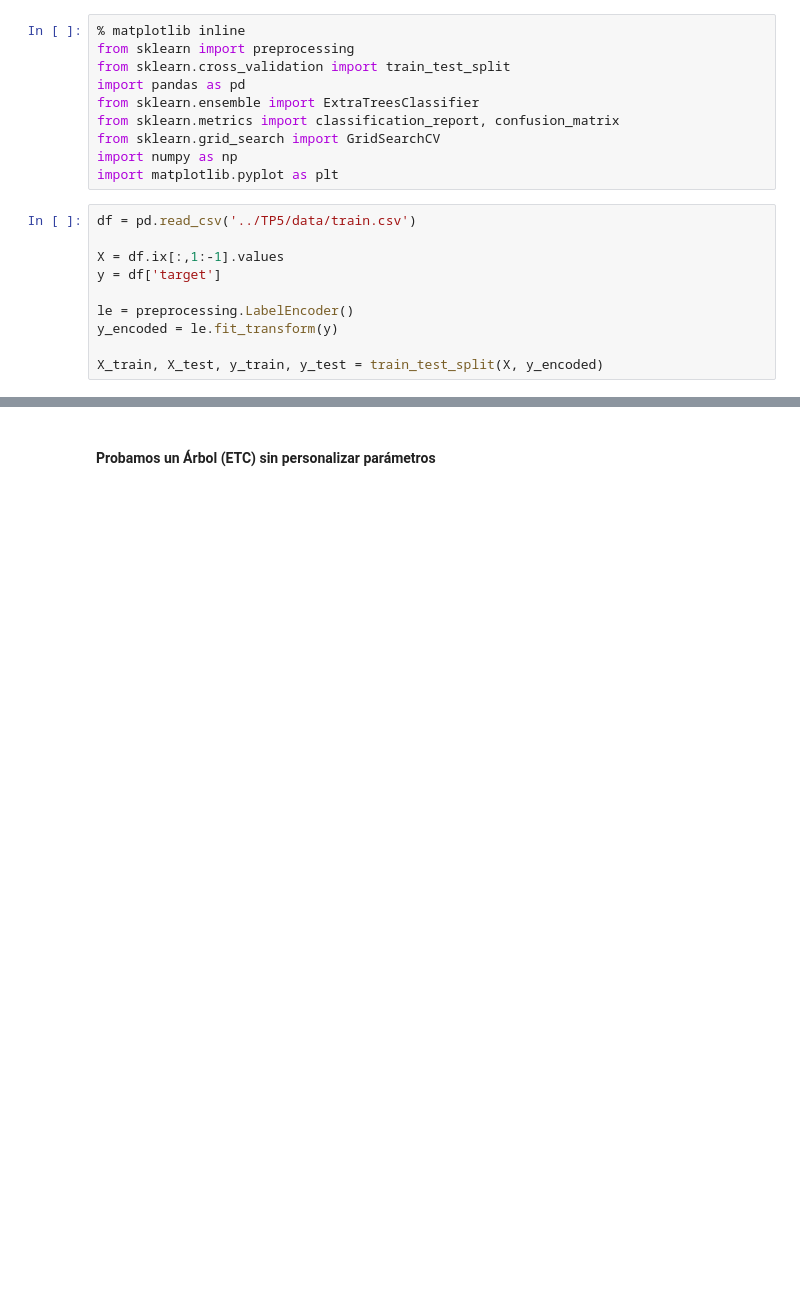
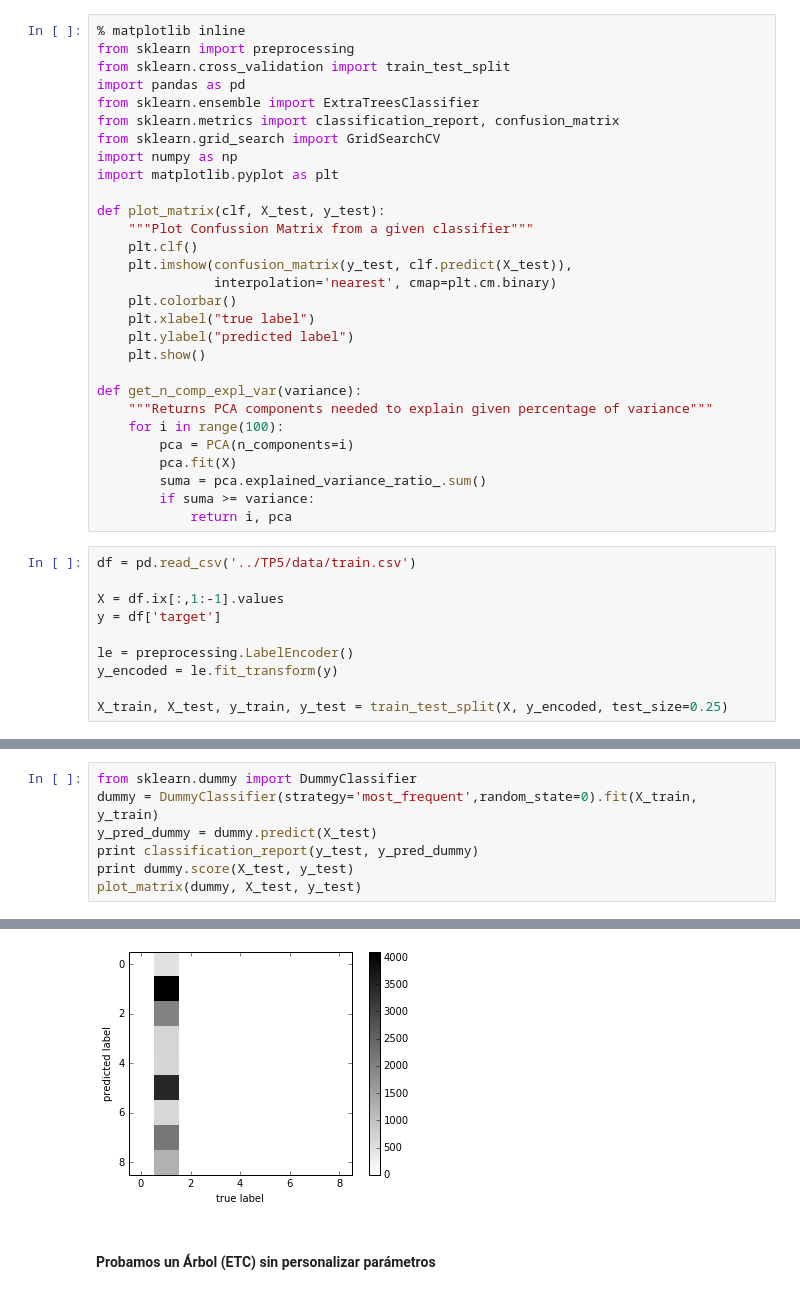
Before and after one commit to Pazitos10/DSS, a Jupyter notebook: tp_final/tp_final.ipynb, the cells around one changed output, grey strips where cells are left out. Drawn from its saved outputs; the diff is of its cells as text; blank space fills up the shorter version.

```diff
--- a/tp_final/tp_final.ipynb
+++ b/tp_final/tp_final.ipynb
@@ -8,6 +8,25 @@ from sklearn.metrics import classification_report, confusion_matrix
 from sklearn.grid_search import GridSearchCV
 import numpy as np
 import matplotlib.pyplot as plt
+
+def plot_matrix(clf, X_test, y_test):
+    """Plot Confussion Matrix from a given classifier"""
+    plt.clf()
+    plt.imshow(confusion_matrix(y_test, clf.predict(X_test)),
+               interpolation='nearest', cmap=plt.cm.binary)
+    plt.colorbar()
+    plt.xlabel("true label")
+    plt.ylabel("predicted label")
+    plt.show()
+
+def get_n_comp_expl_var(variance):
+    """Returns PCA components needed to explain given percentage of variance"""
+    for i in range(100):
+        pca = PCA(n_components=i)
+        pca.fit(X)
+        suma = pca.explained_variance_ratio_.sum()
+        if suma >= variance:
+            return i, pca
 # %%
 df = pd.read_csv('../TP5/data/train.csv')
 
@@ -17,4 +36,4 @@ y = df['target']
 le = preprocessing.LabelEncoder()
 y_encoded = le.fit_transform(y)
 
-X_train, X_test, y_train, y_test = train_test_split(X, y_encoded)
+X_train, X_test, y_train, y_test = train_test_split(X, y_encoded, test_size=0.25)
@@ -20,0 +42,8 @@ X_train, X_test, y_train, y_test = train_test_split(X, y_encoded)
+# %%
+from sklearn.dummy import DummyClassifier
+dummy = DummyClassifier(strategy='most_frequent',random_state=0).fit(X_train, y_train)
+y_pred_dummy = dummy.predict(X_test)
+print classification_report(y_test, y_pred_dummy)
+print dummy.score(X_test, y_test)
+plot_matrix(dummy, X_test, y_test)
+# %% [output]
@@ -21,3 +65,4 @@ X_train, X_test, y_train, y_test = train_test_split(X, y_encoded)
+[figure, added]
 # %% [markdown]
 #### Probamos un Árbol (ETC) sin personalizar parámetros
 # %%
```
Also changed, not shown: parts of 22 cells of this notebook.
